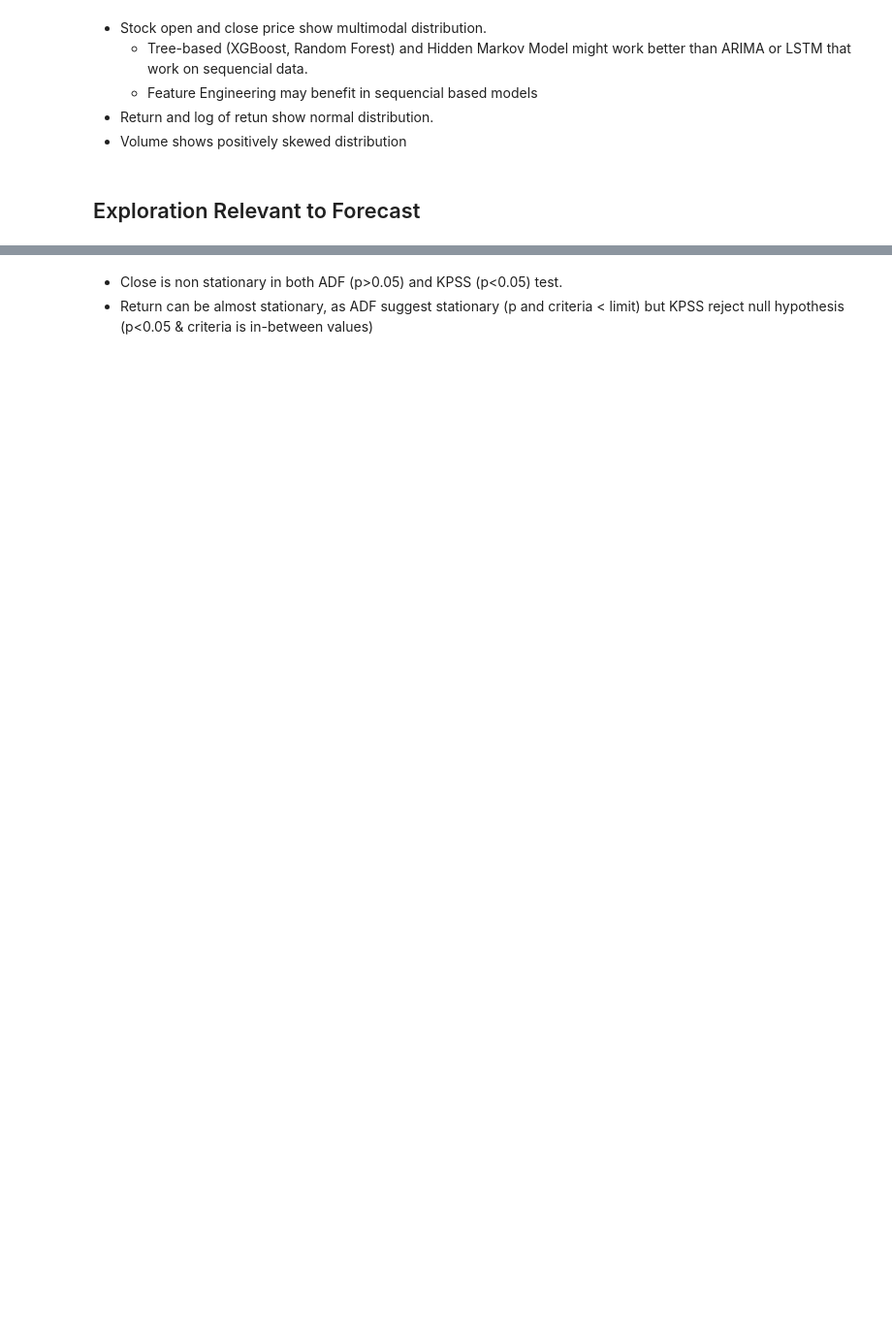
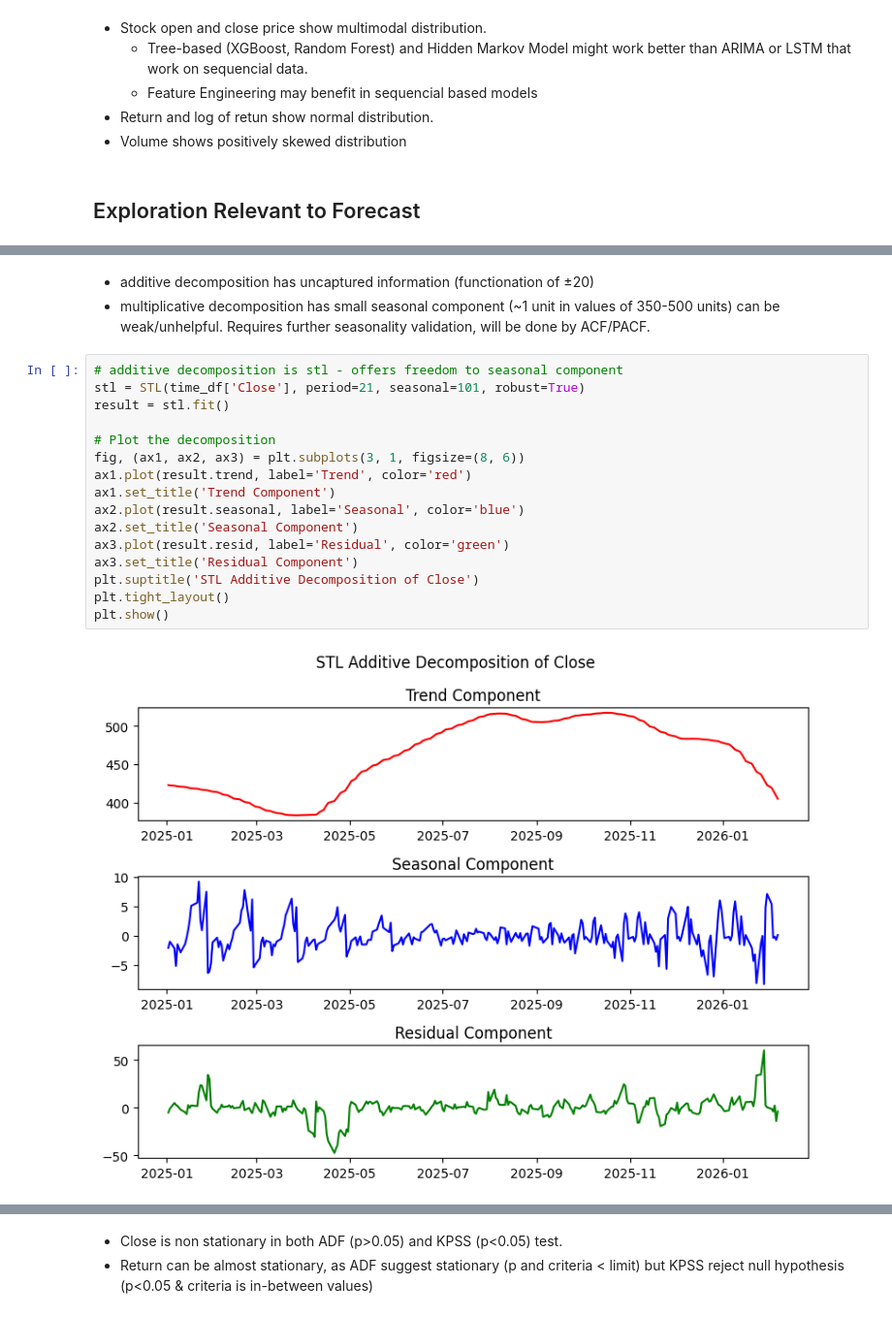
Before and after one commit to shashankgarewal/Time-Series-Analysis-Forecasting, a Jupyter notebook: notebooks/02_eda_analysis.ipynb, the cells around one changed output, grey strips where cells are left out. Shown at 97% size. Cells and saved outputs as stored; diff of their text form; blank space fills up the shorter version.

```diff
--- a/notebooks/02_eda_analysis.ipynb
+++ b/notebooks/02_eda_analysis.ipynb
@@ -132,0 +171,22 @@ plt.show()
+# %% [markdown]
+* additive decomposition has uncaptured information (functionation of ±20)
+* multiplicative decomposition has small seasonal component (~1 unit in values of 350-500 units) can be weak/unhelpful.
+Requires further seasonality validation, will be done by ACF/PACF.
+# %%
+# additive decomposition is stl - offers freedom to seasonal component
+stl = STL(time_df['Close'], period=21, seasonal=101, robust=True)
+result = stl.fit()
+
+# Plot the decomposition
+fig, (ax1, ax2, ax3) = plt.subplots(3, 1, figsize=(8, 6))
+ax1.plot(result.trend, label='Trend', color='red')
+ax1.set_title('Trend Component')
+ax2.plot(result.seasonal, label='Seasonal', color='blue')
+ax2.set_title('Seasonal Component')
+ax3.plot(result.resid, label='Residual', color='green')
+ax3.set_title('Residual Component')
+plt.suptitle('STL Additive Decomposition of Close')
+plt.tight_layout()
+plt.show()
+# %% [output]
+[figure, added]
```
Also changed, not shown: parts of 33 cells of this notebook.
